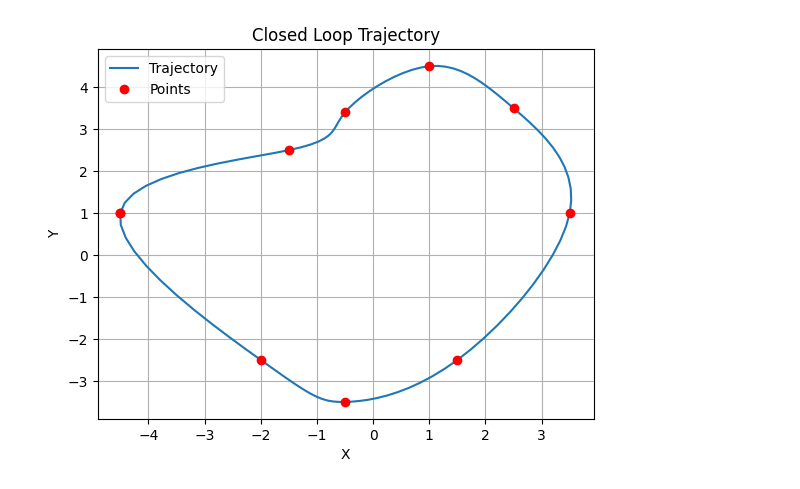
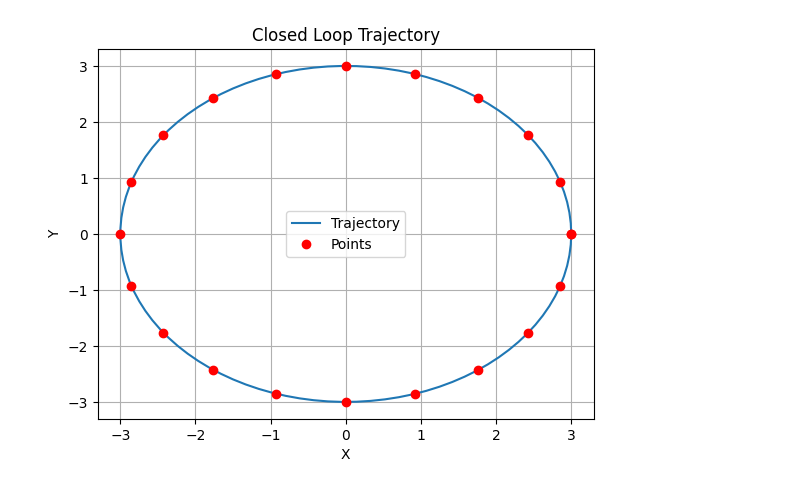
Before and after one commit to jprogrammer13/drp_course_2023, a Jupyter notebook: notebooks/trajectory_generator.ipynb, the cells around one changed output. Saved outputs shown, nothing was run; the diff lists cells and outputs as text; code cells hidden in the pictures.

```diff
--- a/notebooks/trajectory_generator.ipynb
+++ b/notebooks/trajectory_generator.ipynb
@@ -3,11 +3,6 @@ import numpy as np
 from scipy.interpolate import CubicSpline
 import matplotlib.pyplot as plt
 # %%
-import numpy as np
-from scipy.interpolate import CubicSpline
-import matplotlib.pyplot as plt
-import math
-
 class LoopTrajectory:
     def __init__(self, viapoints, t_tot):
         """
@@ -37,18 +32,28 @@ class LoopTrajectory:
         x_dot = self.spline_x(t, 1)
         y_dot = self.spline_y(t, 1)
 
-        theta = math.atan2(y_dot.item(0), x_dot.item(0))
+        theta = np.arctan2(y_dot.item(0), x_dot.item(0))
 
-        v = np.linalg.norm(np.array([x_dot,y_dot]))
+        w_R_b = np.array([[np.cos(theta), -np.sin(theta)],
+                 [np.sin(theta), np.cos(theta)]])
+
+        b_vel_xy = (w_R_b.T).dot(np.array([x_dot,y_dot]))
+        # v = np.linalg.norm(b_vel_xy)
+        v = b_vel_xy[0]
+
         x_ddot = self.spline_x(t, 2)
         y_ddot = self.spline_y(t, 2)
+
         omega = (x_dot * y_ddot - y_dot * x_ddot) / (x_dot**2 + y_dot**2)
-        v_dot = np.linalg.norm(np.array([x_ddot,y_ddot]))
+
+        b_vel_dot_xy = (w_R_b.T).dot(np.array([x_ddot,y_ddot]))
+        # v_dot = np.linalg.norm(b_vel_dot_xy)
+        v_dot = b_vel_dot_xy[0]
 
         #TODO
         omega_dot = 0.
 
-        return x, y, theta, v, omega, omega_dot, v_dot
+        return x, y, theta, v, omega, v_dot, omega_dot
 
     def plot_trajectory(self):
         """
@@ -81,21 +86,21 @@ def generate_circle_viapoints(radius, num_points):
     return viapoints
 # %%
 # Example usage:
-viapoints = np.array([[-4.5,  1.],
-                       [-2., -2.5],
-                       [-0.5, -3.5],
-                       [1.5, -2.5],
-                       [3.5,  1.],
-                       [2.5,  3.5],
-                       [1.,  4.5],
-                       [-0.5,  3.4],
-                       [-1.5,  2.5]])
+# viapoints = np.array([[-4.5,  1.],
+#                        [-2., -2.5],
+#                        [-0.5, -3.5],
+#                        [1.5, -2.5],
+#                        [3.5,  1.],
+#                        [2.5,  3.5],
+#                        [1.,  4.5],
+#                        [-0.5,  3.4],
+#                        [-1.5,  2.5]])
 
-# viapoints = generate_circle_viapoints(3, 20)
+viapoints = generate_circle_viapoints(3, 20)
 
 
 t_tot = 10
 trajectory = LoopTrajectory(viapoints, t_tot)
 trajectory.plot_trajectory()
 # %% [output]
-[figure, old version]
+[figure, new version]
```
Also changed, not shown: parts of 2 cells of this notebook, 13 other files.
